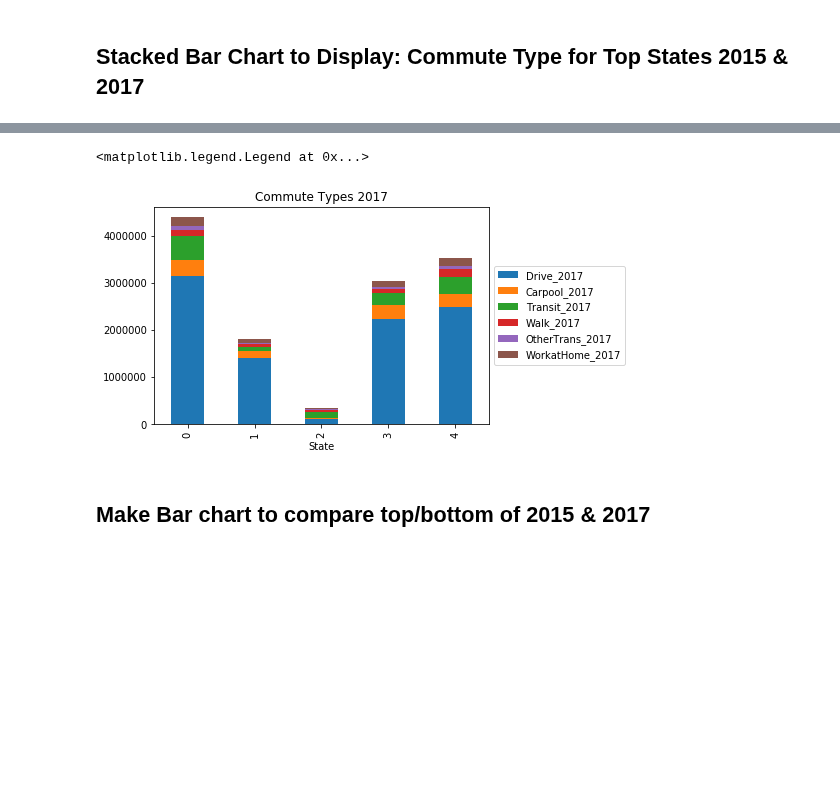
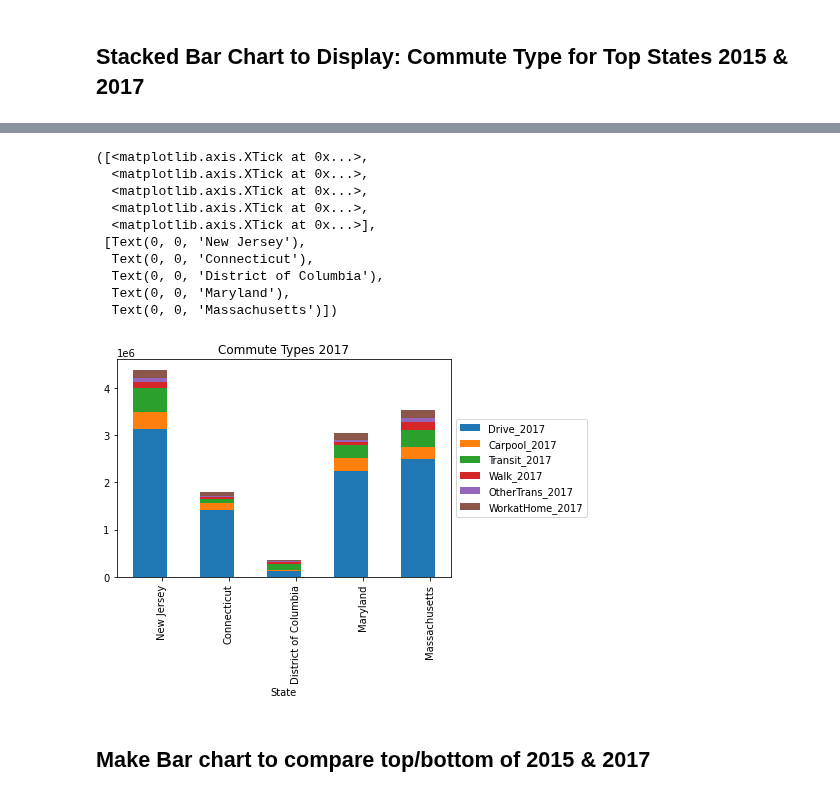
Before and after one commit to charlim26/censusproject, a Jupyter notebook: top_bottom_income_state.ipynb, the cells around one changed output, grey strips where cells are left out. Drawn from its saved outputs; the diff is of its cells as text; code cells hidden in the pictures; blank space fills up the shorter version.

```diff
--- a/top_bottom_income_state.ipynb
+++ b/top_bottom_income_state.ipynb
@@ -242,16 +241,25 @@ ax.legend(loc='center left', bbox_to_anchor=(1, 0.5))
 # %%
 #make a stacked bar chart of top state in 2017 using the commute types
 top_comb_rn[["Drive_2017", "Carpool_2017", "Transit_2017",'Walk_2017','OtherTrans_2017','WorkatHome_2017']].plot(kind="bar", stacked=True)
 plt.title("Commute Types 2017")
 plt.xlabel("State")
 
 ax = plt.subplot()
 ax.legend(loc='center left', bbox_to_anchor=(1, 0.5))
-
+plt.xticks(ind + width / 2, (top_comb_rn['State']), rotation=90)
 #set tick labels for top 2017 states
 # %% [output]
-<matplotlib.legend.Legend at 0x...>
+([<matplotlib.axis.XTick at 0x...>,
+  <matplotlib.axis.XTick at 0x...>,
+  <matplotlib.axis.XTick at 0x...>,
+  <matplotlib.axis.XTick at 0x...>,
+  <matplotlib.axis.XTick at 0x...>],
+ [Text(0, 0, 'New Jersey'),
+  Text(0, 0, 'Connecticut'),
+  Text(0, 0, 'District of Columbia'),
+  Text(0, 0, 'Maryland'),
+  Text(0, 0, 'Massachusetts')])
-[figure, old version]
+[figure, new version]
 # %% [markdown]
 ## Make Bar chart to compare top/bottom of 2015 & 2017
 # %%
```
Also changed, not shown: parts of 3 cells of this notebook, 3 other files.
